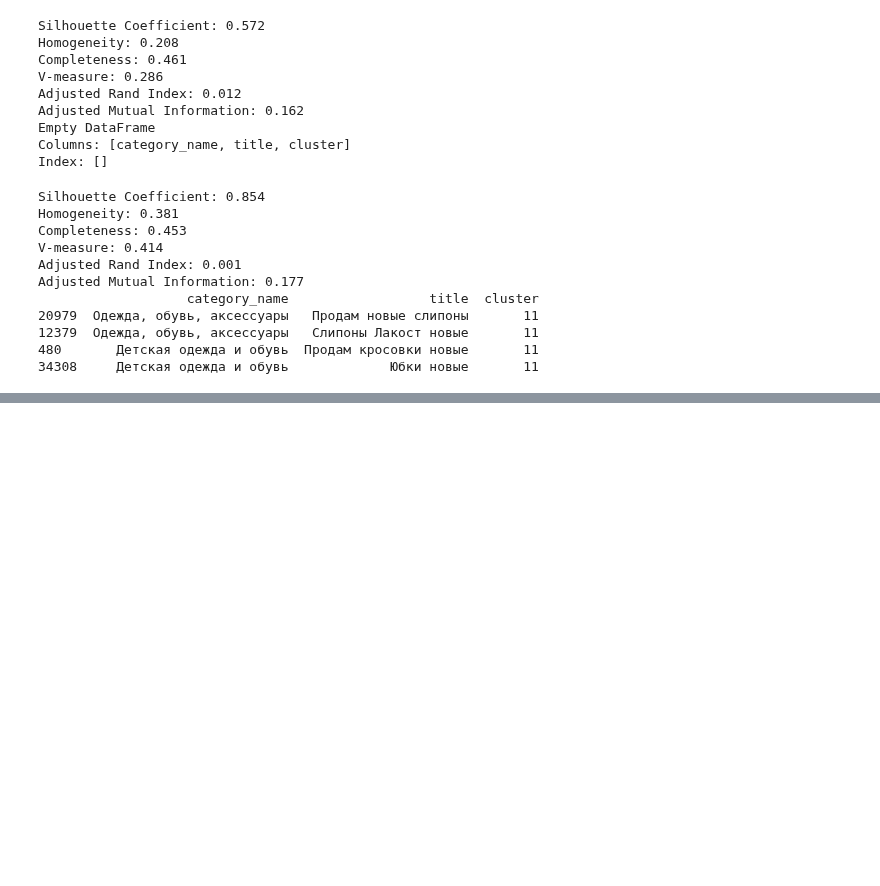
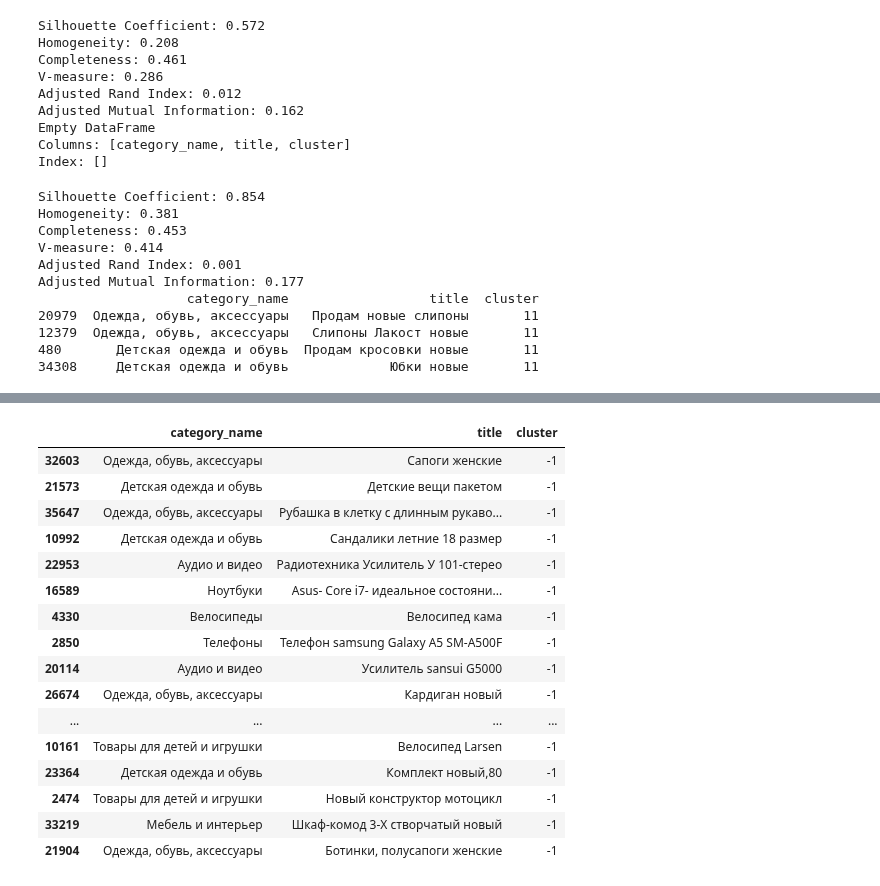
Before and after one commit to DmitryKutsev/ml_hw, a Jupyter notebook: hw4_.ipynb, the cells around one changed output, grey strips where cells are left out. Saved outputs shown, nothing was run; the diff lists cells and outputs as text; code cells hidden in the pictures; blank space fills up the shorter version.

```diff
--- a/hw4_.ipynb
+++ b/hw4_.ipynb
@@ -830,0 +866,25 @@ Adjusted Mutual Information: 0.084
+# %%
+cluster = MeanShift(cluster_all=False, bandwidth=0.9,min_bin_freq=1)
+cluster.fit(X_svd)
+sample1['cluster'] = cluster.labels_
+labels = cluster.labels_
+# %%
+sample1[sample1.cluster==-1]
+# %% [output]
+|  | category_name | title | cluster |
+| 32603 | Одежда, обувь, аксессуары | Сапоги женские | -1 |
+| 21573 | Детская одежда и обувь | Детские вещи пакетом | -1 |
+| 35647 | Одежда, обувь, аксессуары | Рубашка в клетку с длинным рукаво... | -1 |
+| 10992 | Детская одежда и обувь | Сандалики летние 18 размер | -1 |
+| 22953 | Аудио и видео | Радиотехника Усилитель У 101-стерео | -1 |
+| 16589 | Ноутбуки | Asus- Core i7- идеальное состояни... | -1 |
+| 4330 | Велосипеды | Велосипед кама | -1 |
+| 2850 | Телефоны | Телефон samsung Galaxy A5 SM-A500F | -1 |
+| 20114 | Аудио и видео | Усилитель sansui G5000 | -1 |
+| 26674 | Одежда, обувь, аксессуары | Кардиган новый | -1 |
+| ... | ... | ... | ... |
+| 10161 | Товары для детей и игрушки | Велосипед Larsen | -1 |
+| 23364 | Детская одежда и обувь | Комплект новый,80 | -1 |
+| 2474 | Товары для детей и игрушки | Новый конструктор мотоцикл | -1 |
+| 33219 | Мебель и интерьер | Шкаф-комод 3-Х створчатый новый | -1 |
+| 21904 | Одежда, обувь, аксессуары | Ботинки, полусапоги женские | -1 |
```
Also changed, not shown: parts of 28 cells of this notebook.
